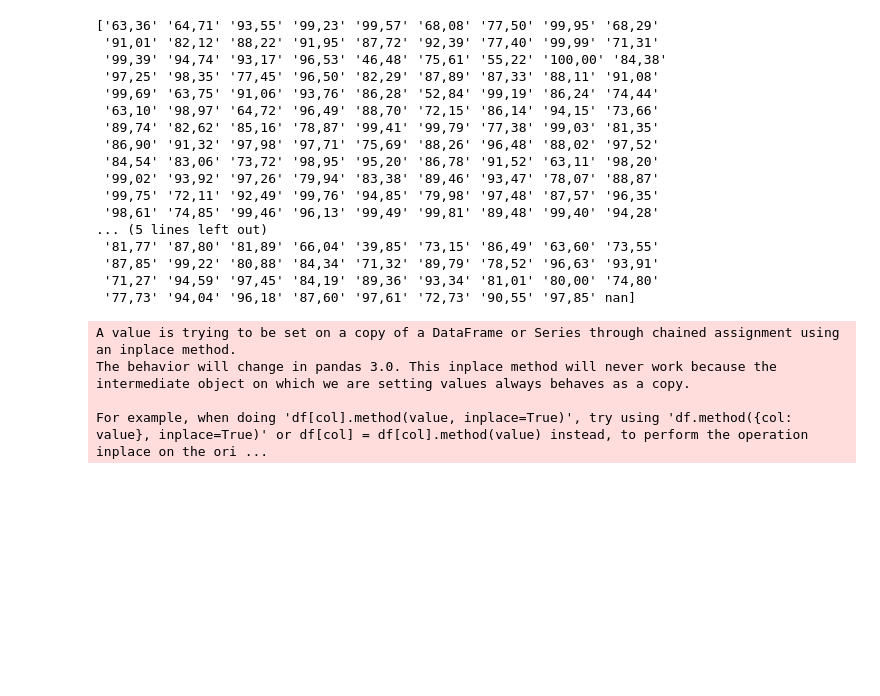
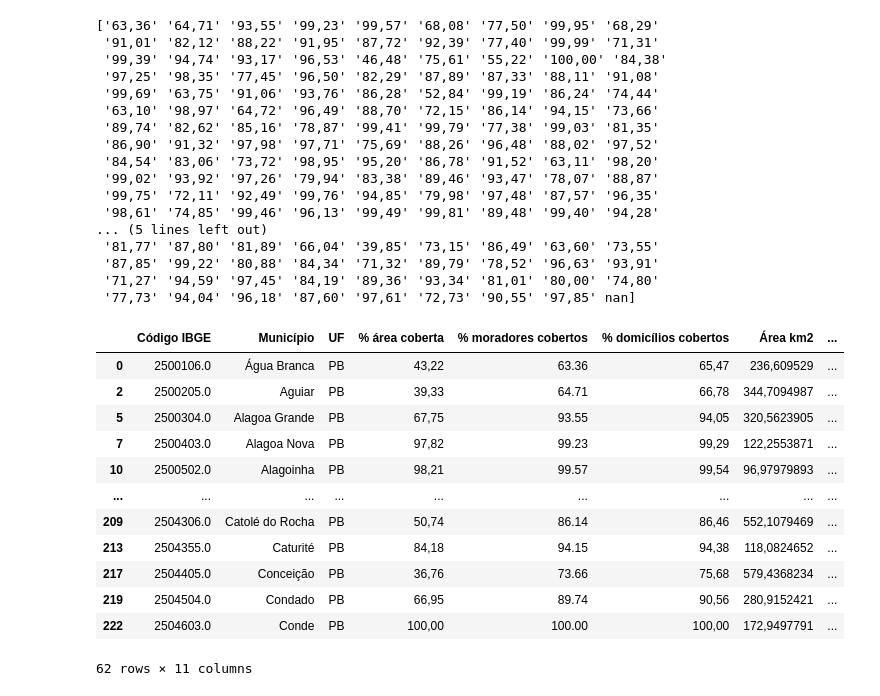
Before and after one commit to JoaoRobrt/mapaConectividadeSECTI, a Jupyter notebook: mapaConectividade/exibir_mapas.ipynb, the cells around one changed output. Saved outputs shown, nothing was run; the diff lists cells and outputs as text; code cells hidden in the pictures; blank space fills up the shorter version.

Commit message:
% moradores, resolvido

```diff
--- a/mapaConectividade/exibir_mapas.ipynb
+++ b/mapaConectividade/exibir_mapas.ipynb
@@ -21,44 +21,51 @@ for i, municipio in enumerate (df_municipios['Município']):
     df_municipios.at[i, 'Latitude'] = lat
     df_municipios.at[i, 'Longitude'] = lon
 
-print(df_municipios['% moradores cobertos'].unique())
 
+df_municipios['% moradores cobertos'] = df_municipios['% moradores cobertos'].str.replace('%', '').str.replace(',', '.').str.strip()
 df_municipios['% moradores cobertos'] = pd.to_numeric(df_municipios['% moradores cobertos'], errors='coerce')
-df_municipios['% moradores cobertos'].fillna(0, inplace=True)
+df_municipios['% moradores cobertos'] = df_municipios['% moradores cobertos'].fillna(0)
+
 df_municipios['Longitude'] = pd.to_numeric(df_municipios['Longitude'], errors='coerce')
 df_municipios['Latitude'] = pd.to_numeric(df_municipios['Latitude'], errors='coerce')
 
 
 engine = create_engine('sqlite:///municipios_PB.db')
-conn = engine.connect()
-
-df_municipios.to_sql('municipios', conn, if_exists='replace', index=False)
-conn.close()
-
+with engine.connect() as conn:
+    df_municipios.to_sql('municipios', conn, if_exists='replace', index=False)
 
 
 df_municipios = df_municipios.dropna(how='any')
 
 display(df_municipios)
 # %% [output]
 ['63,36' '64,71' '93,55' '99,23' '99,57' '68,08' '77,50' '99,95' '68,29'
  '91,01' '82,12' '88,22' '91,95' '87,72' '92,39' '77,40' '99,99' '71,31'
  '99,39' '94,74' '93,17' '96,53' '46,48' '75,61' '55,22' '100,00' '84,38'
  '97,25' '98,35' '77,45' '96,50' '82,29' '87,89' '87,33' '88,11' '91,08'
  '99,69' '63,75' '91,06' '93,76' '86,28' '52,84' '99,19' '86,24' '74,44'
  '63,10' '98,97' '64,72' '96,49' '88,70' '72,15' '86,14' '94,15' '73,66'
  '89,74' '82,62' '85,16' '78,87' '99,41' '99,79' '77,38' '99,03' '81,35'
  '86,90' '91,32' '97,98' '97,71' '75,69' '88,26' '96,48' '88,02' '97,52'
  '84,54' '83,06' '73,72' '98,95' '95,20' '86,78' '91,52' '63,11' '98,20'
  '99,02' '93,92' '97,26' '79,94' '83,38' '89,46' '93,47' '78,07' '88,87'
  '99,75' '72,11' '92,49' '99,76' '94,85' '79,98' '97,48' '87,57' '96,35'
  '98,61' '74,85' '99,46' '96,13' '99,49' '99,81' '89,48' '99,40' '94,28'
 ... (5 lines left out)
  '81,77' '87,80' '81,89' '66,04' '39,85' '73,15' '86,49' '63,60' '73,55'
  '87,85' '99,22' '80,88' '84,34' '71,32' '89,79' '78,52' '96,63' '93,91'
  '71,27' '94,59' '97,45' '84,19' '89,36' '93,34' '81,01' '80,00' '74,80'
  '77,73' '94,04' '96,18' '87,60' '97,61' '72,73' '90,55' '97,85' nan]
+|  | Código IBGE | Município | UF | % área coberta | % moradores cobertos | % domicílios cobertos | Área km2 | ... |
+| 0 | 2500106.0 | Água Branca | PB | 43,22 | 63.36 | 65,47 | 236,609529 | ... |
+| 2 | 2500205.0 | Aguiar | PB | 39,33 | 64.71 | 66,78 | 344,7094987 | ... |
+| 5 | 2500304.0 | Alagoa Grande | PB | 67,75 | 93.55 | 94,05 | 320,5623905 | ... |
+| 7 | 2500403.0 | Alagoa Nova | PB | 97,82 | 99.23 | 99,29 | 122,2553871 | ... |
+| 10 | 2500502.0 | Alagoinha | PB | 98,21 | 99.57 | 99,54 | 96,97979893 | ... |
+| ... | ... | ... | ... | ... | ... | ... | ... | ... |
+| 209 | 2504306.0 | Catolé do Rocha | PB | 50,74 | 86.14 | 86,46 | 552,1079469 | ... |
+| 213 | 2504355.0 | Caturité | PB | 84,18 | 94.15 | 94,38 | 118,0824652 | ... |
+| 217 | 2504405.0 | Conceição | PB | 36,76 | 73.66 | 75,68 | 579,4368234 | ... |
+| 219 | 2504504.0 | Condado | PB | 66,95 | 89.74 | 90,56 | 280,9152421 | ... |
+| 222 | 2504603.0 | Conde | PB | 100,00 | 100.00 | 100,00 | 172,9497791 | ... |
-A value is trying to be set on a copy of a DataFrame or Series through chained assignment using an inplace method.
-The behavior will change in pandas 3.0. This inplace method will never work because the intermediate object on which we are setting values always behaves as a copy.
-
-For example, when doing 'df[col].method(value, inplace=True)', try using 'df.method({col: value}, inplace=True)' or df[col] = df[col].method(value) instead, to perform the operation inplace on the ori ...
+62 rows × 11 columns
```
Also changed, not shown: parts of 2 cells of this notebook, 2 other files.
